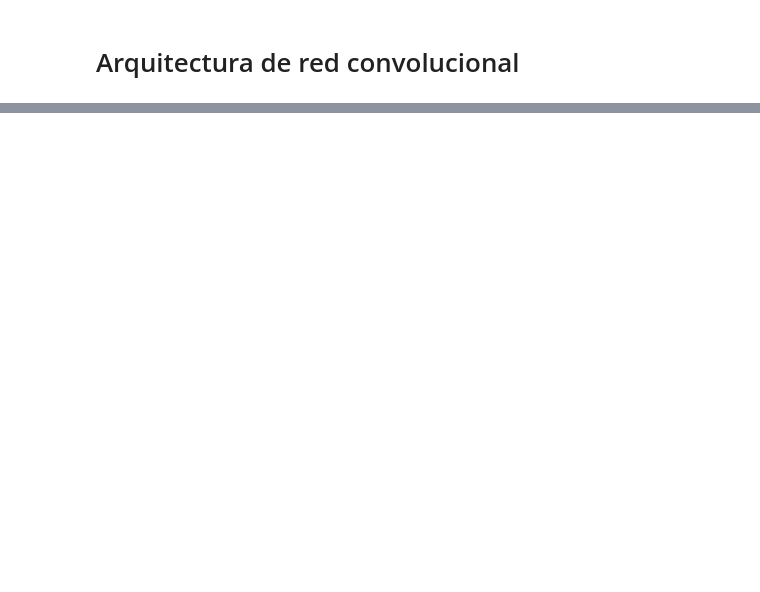
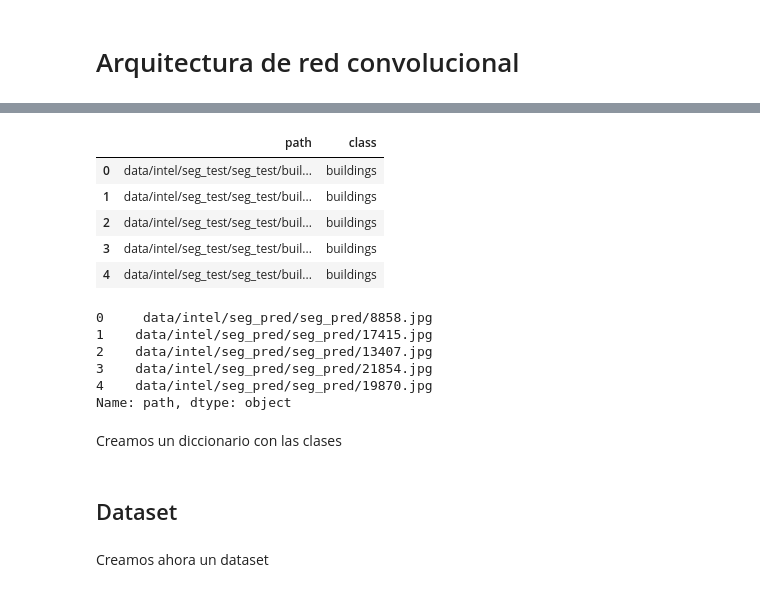
Before and after one commit to maximofn/Curso_Pytorch, a Jupyter notebook: 04 Redes convolucionales/11 Arquitectura de red convolucional.ipynb, the cells around one changed output, grey strips where cells are left out. Cells and saved outputs as stored; diff of their text form; code cells hidden in the pictures; blank space fills up the shorter version.

```diff
--- a/04 Redes convolucionales/11 Arquitectura de red convolucional.ipynb
+++ b/04 Redes convolucionales/11 Arquitectura de red convolucional.ipynb
@@ -87,0 +140,36 @@ torch.Size([1, 10])
+# %%
+df_building = pd.DataFrame({'folder': 'data/intel/seg_test/seg_test/buildings/', 'filename': os.listdir('data/intel/seg_test/seg_test/buildings'), 'class': 'buildings'})
+df_forest = pd.DataFrame({'folder': 'data/intel/seg_test/seg_test/forest/', 'filename': os.listdir('data/intel/seg_test/seg_test/forest'), 'class': 'forest'})
+df_glacier = pd.DataFrame({'folder': 'data/intel/seg_test/seg_test/glacier/', 'filename': os.listdir('data/intel/seg_test/seg_test/glacier'), 'class': 'glacier'})
+df_mountain = pd.DataFrame({'folder': 'data/intel/seg_test/seg_test/mountain/', 'filename': os.listdir('data/intel/seg_test/seg_test/mountain'), 'class': 'mountain'})
+df_sea = pd.DataFrame({'folder': 'data/intel/seg_test/seg_test/sea/', 'filename': os.listdir('data/intel/seg_test/seg_test/sea'), 'class': 'sea'})
+df_street = pd.DataFrame({'folder': 'data/intel/seg_test/seg_test/street/', 'filename': os.listdir('data/intel/seg_test/seg_test/street'), 'class': 'street'})
+df_test = pd.concat([df_building, df_forest, df_glacier, df_mountain, df_sea, df_street], ignore_index=True)
+df_test['path'] = df_test['folder'] + df_test['filename']
+cols = df_test.columns.tolist()
+cols = cols[-1:] + cols[-2:-1]
+df_test = df_test[cols]
+df_test.head()
+# %% [output]
+|  | path | class |
+| 0 | data/intel/seg_test/seg_test/buil... | buildings |
+| 1 | data/intel/seg_test/seg_test/buil... | buildings |
+| 2 | data/intel/seg_test/seg_test/buil... | buildings |
+| 3 | data/intel/seg_test/seg_test/buil... | buildings |
+| 4 | data/intel/seg_test/seg_test/buil... | buildings |
+# %%
+df_pred = pd.DataFrame({'folder': 'data/intel/seg_pred/seg_pred/', 'filename': os.listdir('data/intel/seg_pred/seg_pred')})
+df_pred['path'] = df_pred['folder'] + df_pred['filename']
+cols = df_pred.columns.tolist()
+cols = cols[2]
+df_pred = df_pred[cols]
+df_pred.head()
+# %% [output]
+0     data/intel/seg_pred/seg_pred/8858.jpg
+1    data/intel/seg_pred/seg_pred/17415.jpg
+2    data/intel/seg_pred/seg_pred/13407.jpg
+3    data/intel/seg_pred/seg_pred/21854.jpg
+4    data/intel/seg_pred/seg_pred/19870.jpg
+Name: path, dtype: object
+# %% [markdown]
+Creamos un diccionario con las clases
@@ -87,0 +178,4 @@ torch.Size([1, 10])
+# %% [markdown]
+## Dataset
+# %% [markdown]
+Creamos ahora un dataset
```
Also changed, not shown: parts of 63 cells of this notebook.
